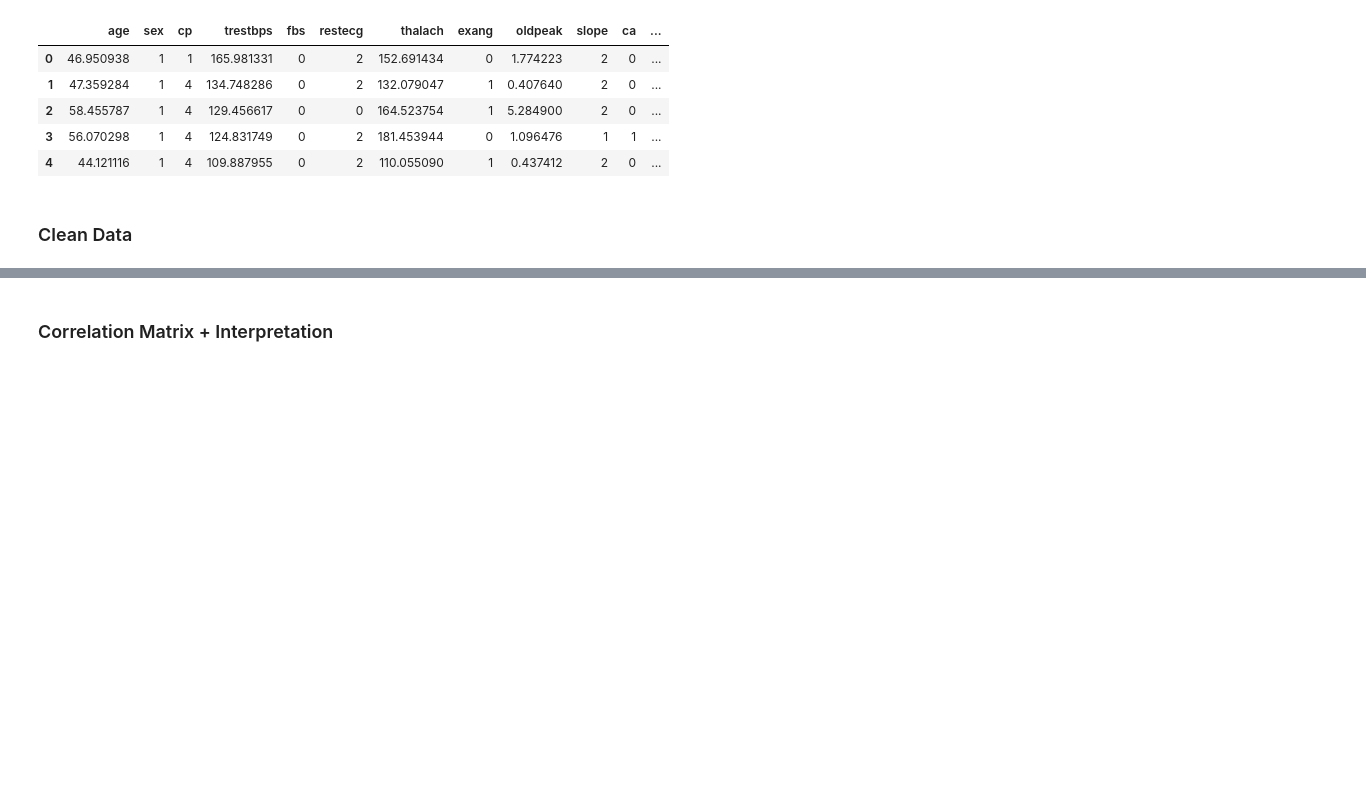
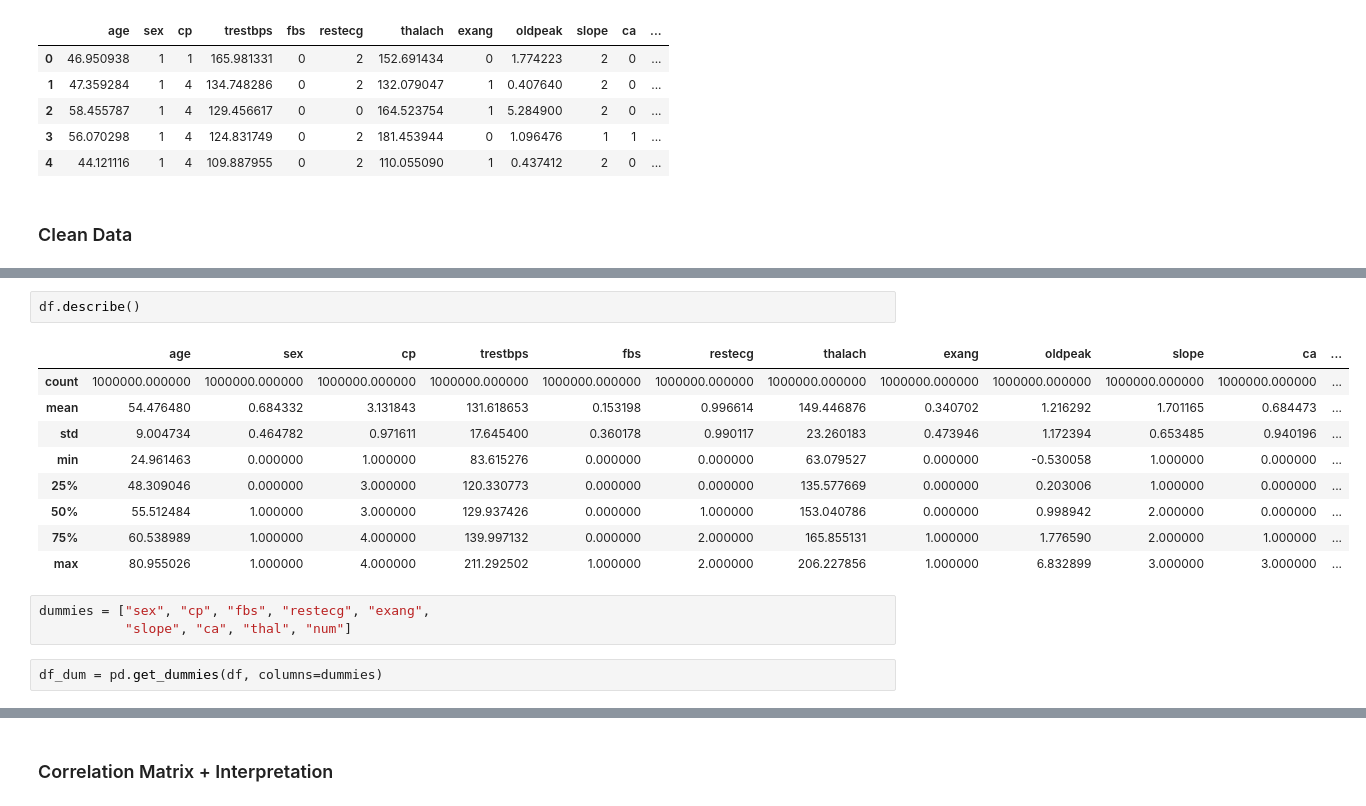
Before and after one commit to slmcamis/cv2-mod4-sec25-multlinreg-lesson, a Jupyter notebook: lesson-plan.ipynb, the cells around one changed output, grey strips where cells are left out. Saved outputs shown, nothing was run; the diff lists cells and outputs as text; blank space fills up the shorter version.

```diff
--- a/lesson-plan.ipynb
+++ b/lesson-plan.ipynb
@@ -33,0 +56,17 @@ df.head()
+# %%
+df.describe()
+# %% [output]
+|  | age | sex | cp | trestbps | fbs | restecg | thalach | exang | oldpeak | slope | ca | ... |
+| count | 1000000.000000 | 1000000.000000 | 1000000.000000 | 1000000.000000 | 1000000.000000 | 1000000.000000 | 1000000.000000 | 1000000.000000 | 1000000.000000 | 1000000.000000 | 1000000.000000 | ... |
+| mean | 54.476480 | 0.684332 | 3.131843 | 131.618653 | 0.153198 | 0.996614 | 149.446876 | 0.340702 | 1.216292 | 1.701165 | 0.684473 | ... |
+| std | 9.004734 | 0.464782 | 0.971611 | 17.645400 | 0.360178 | 0.990117 | 23.260183 | 0.473946 | 1.172394 | 0.653485 | 0.940196 | ... |
+| min | 24.961463 | 0.000000 | 1.000000 | 83.615276 | 0.000000 | 0.000000 | 63.079527 | 0.000000 | -0.530058 | 1.000000 | 0.000000 | ... |
+| 25% | 48.309046 | 0.000000 | 3.000000 | 120.330773 | 0.000000 | 0.000000 | 135.577669 | 0.000000 | 0.203006 | 1.000000 | 0.000000 | ... |
+| 50% | 55.512484 | 1.000000 | 3.000000 | 129.937426 | 0.000000 | 1.000000 | 153.040786 | 0.000000 | 0.998942 | 2.000000 | 0.000000 | ... |
+| 75% | 60.538989 | 1.000000 | 4.000000 | 139.997132 | 0.000000 | 2.000000 | 165.855131 | 1.000000 | 1.776590 | 2.000000 | 1.000000 | ... |
+| max | 80.955026 | 1.000000 | 4.000000 | 211.292502 | 1.000000 | 2.000000 | 206.227856 | 1.000000 | 6.832899 | 3.000000 | 3.000000 | ... |
+# %%
+dummies = ["sex", "cp", "fbs", "restecg", "exang",
+           "slope", "ca", "thal", "num"]
+# %%
+df_dum = pd.get_dummies(df, columns=dummies)
```
Also changed, not shown: parts of 20 cells of this notebook.
